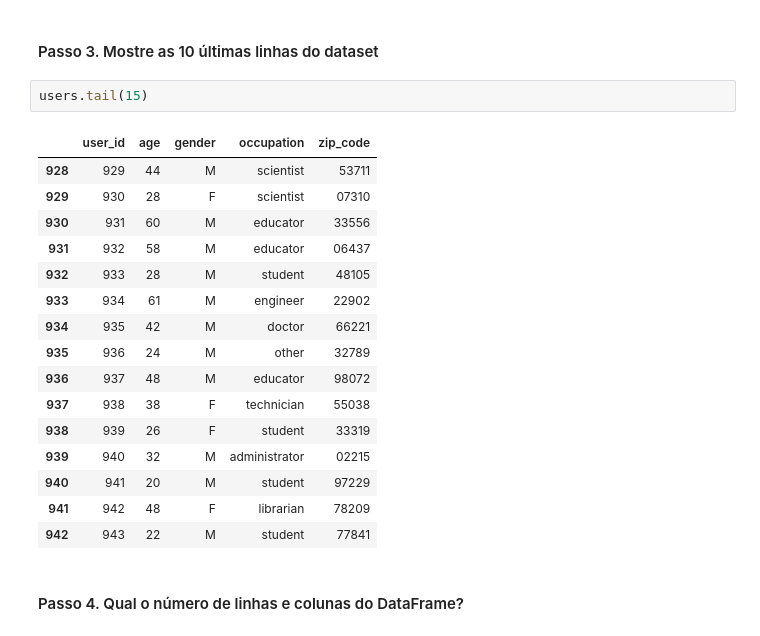
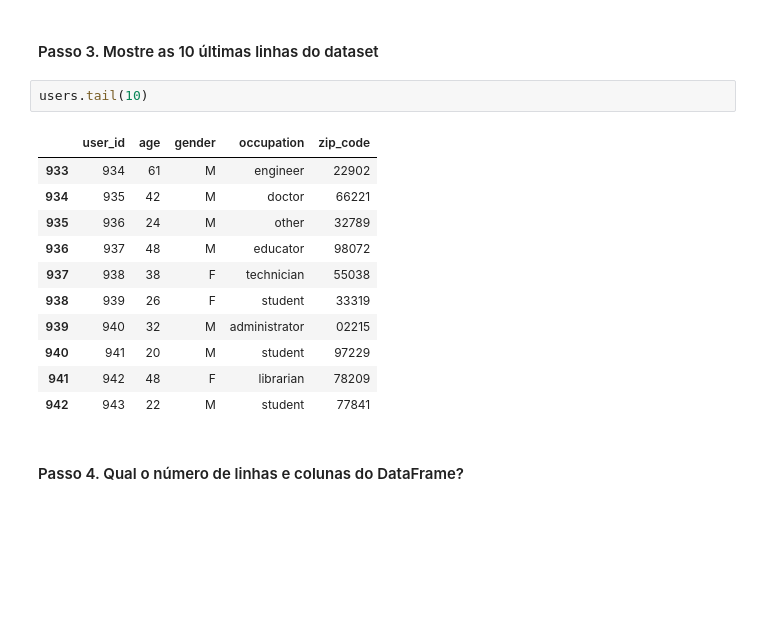
Before and after one commit to Flpcarrara/data-manipulation-exercises, a Jupyter notebook: Manipulacao_de_Dados_Ex_01.ipynb, the cells around one changed output. Drawn from its saved outputs; the diff is of its cells as text; blank space fills up the shorter version.

```diff
--- a/Manipulacao_de_Dados_Ex_01.ipynb
+++ b/Manipulacao_de_Dados_Ex_01.ipynb
@@ -46,14 +46,9 @@ users.head(15)
 # %% [markdown]
 #### Passo 3. Mostre as 10 últimas linhas do dataset
 # %%
-users.tail(15)
+users.tail(10)
 # %% [output]
 |  | user_id | age | gender | occupation | zip_code |
-| 928 | 929 | 44 | M | scientist | 53711 |
-| 929 | 930 | 28 | F | scientist | 07310 |
-| 930 | 931 | 60 | M | educator | 33556 |
-| 931 | 932 | 58 | M | educator | 06437 |
-| 932 | 933 | 28 | M | student | 48105 |
 | 933 | 934 | 61 | M | engineer | 22902 |
 | 934 | 935 | 42 | M | doctor | 66221 |
 | 935 | 936 | 24 | M | other | 32789 |
```
